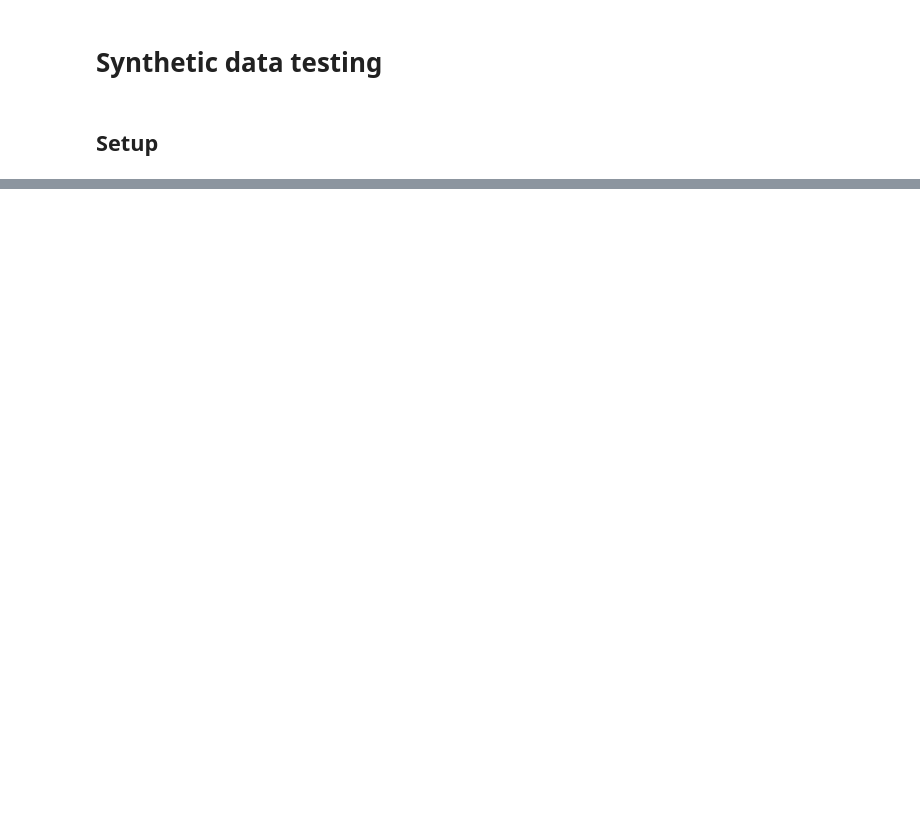
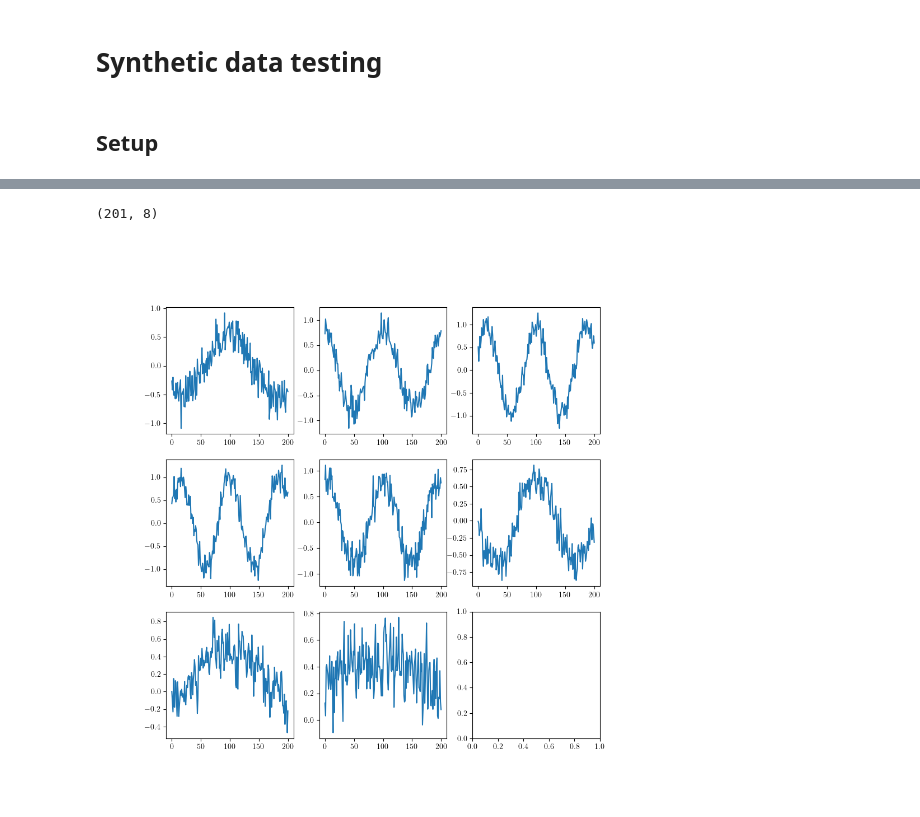
Before and after one commit to zyjux/harmonic_gw, a Jupyter notebook: TAPE_initial_synthetic.ipynb, the cells around one changed output, grey strips where cells are left out. Cells and saved outputs as stored; diff of their text form; code cells hidden in the pictures; blank space fills up the shorter version.

```diff
--- a/TAPE_initial_synthetic.ipynb
+++ b/TAPE_initial_synthetic.ipynb
@@ -151,0 +163,12 @@ for i, ax in enumerate(axes.reshape(-1)[:-1]):
+# %%
+mean_tape = np.mean(raw_tape, axis=0)
+# %%
+mean_tape.shape
+# %% [output]
+(201, 8)
+# %%
+F, axes = plt.subplots(3, 3, figsize=(10, 10))
+for i, ax in enumerate(axes.reshape(-1)[:-1]):
+    ax.plot(mean_tape[:, i])
+# %% [output]
+[figure, added]
```
Also changed, not shown: parts of 27 cells of this notebook, 1 other file.
